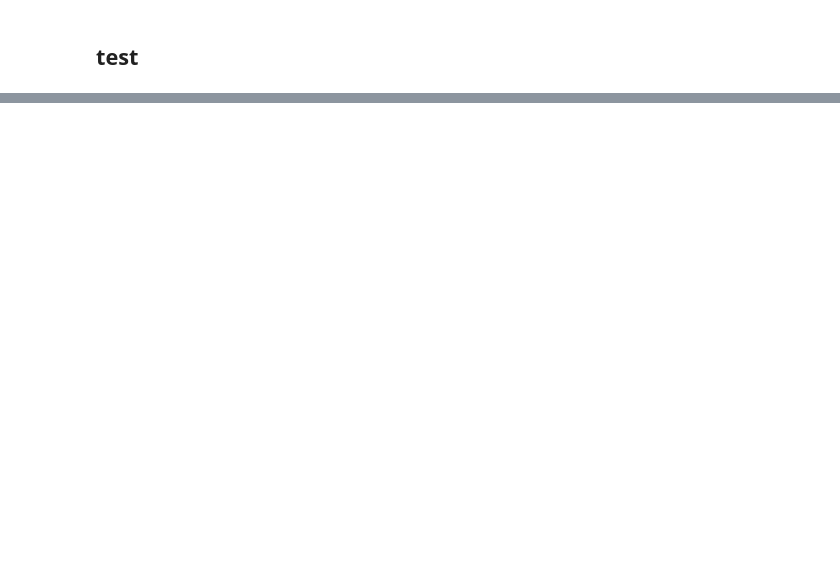
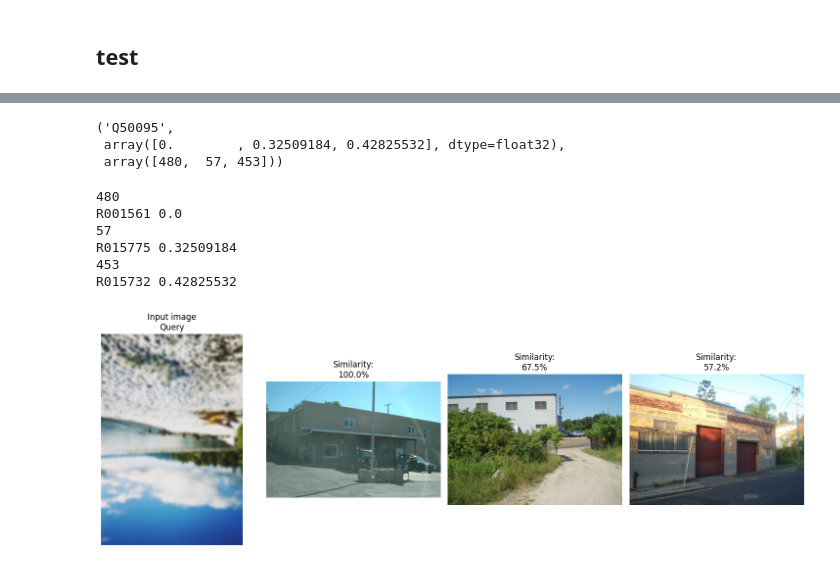
Before and after one commit to robosun78/20242R0136COSE47402, a Jupyter notebook: FinalProject/Final_proejct_2022320027.ipynb, the cells around one changed output, grey strips where cells are left out. Saved outputs shown, nothing was run; the diff lists cells and outputs as text; code cells hidden in the pictures; blank space fills up the shorter version.

```diff
--- a/FinalProject/Final_proejct_2022320027.ipynb
+++ b/FinalProject/Final_proejct_2022320027.ipynb
@@ -161,0 +363,13 @@ d_clip,i_clip = index_clip.search(image_features_clip,5)
+# %%
+distance_list = []
+index_list=[]
+
+for batch in tqdm(query_loader):
+  clip_features = clip_model.get_image_features(img.squeeze(1))
+  print(clip_features.shape)
+  image_features_clip = normalizeL2(clip_features)
+  index_clip = faiss.read_index("clip.index")
+  d_clip,i_clip = index_clip.search(image_features_clip,3)
+  print(d_clip.shape)
+  distance_list.append(d_clip[0])
+  index_list.append(i_clip[0])
@@ -161,0 +392,27 @@ d_clip,i_clip = index_clip.search(image_features_clip,5)
+# %%
+query_list[1], distance_list[0], index_list[0]
+# %% [output]
+('Q50095',
+ array([0.        , 0.32509184, 0.42825532], dtype=float32),
+ array([480,  57, 453]))
+# %%
+for idx, dist in zip(index_list[1],  distance_list[1]):
+  print(idx)
+  print(reference_list[idx], dist)
+# %% [output]
+480
+R001561 0.0
+57
+R015775 0.32509184
+453
+R015732 0.42825532
+# %%
+retrieved_images = [
+    {"path": os.path.join(reference_folder_path,reference_list[idx]+'.jpg'), "similarity": 100 - dist* 100} for idx, dist in zip(index_list[1], distance_list[1])
+]
+# %%
+test_img = os.path.join(query_folder_path,query_list[0]+'.jpg')
+test_img = Image.open(test_img)
+visualize_similar_images(test_img, retrieved_images)
+# %% [output]
+[figure, added]
```
Also changed, not shown: parts of 45 cells of this notebook.
